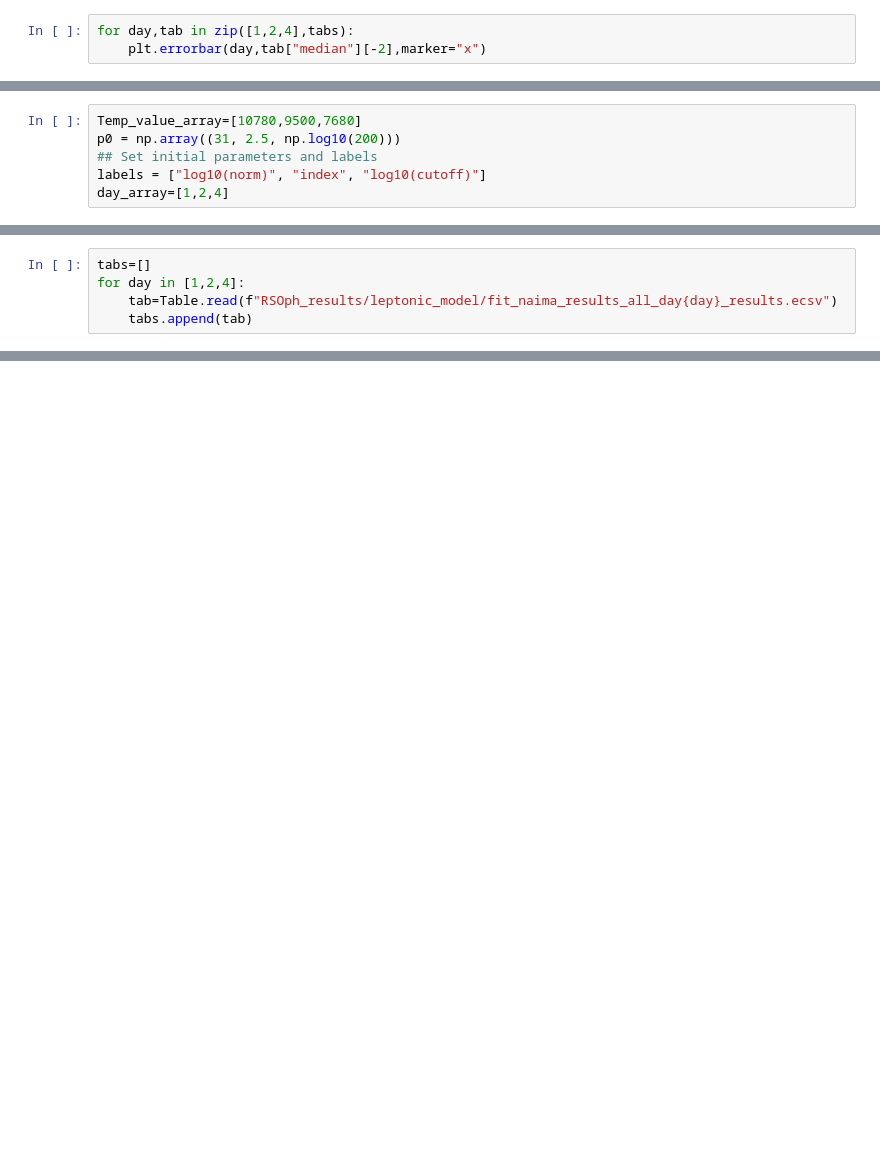
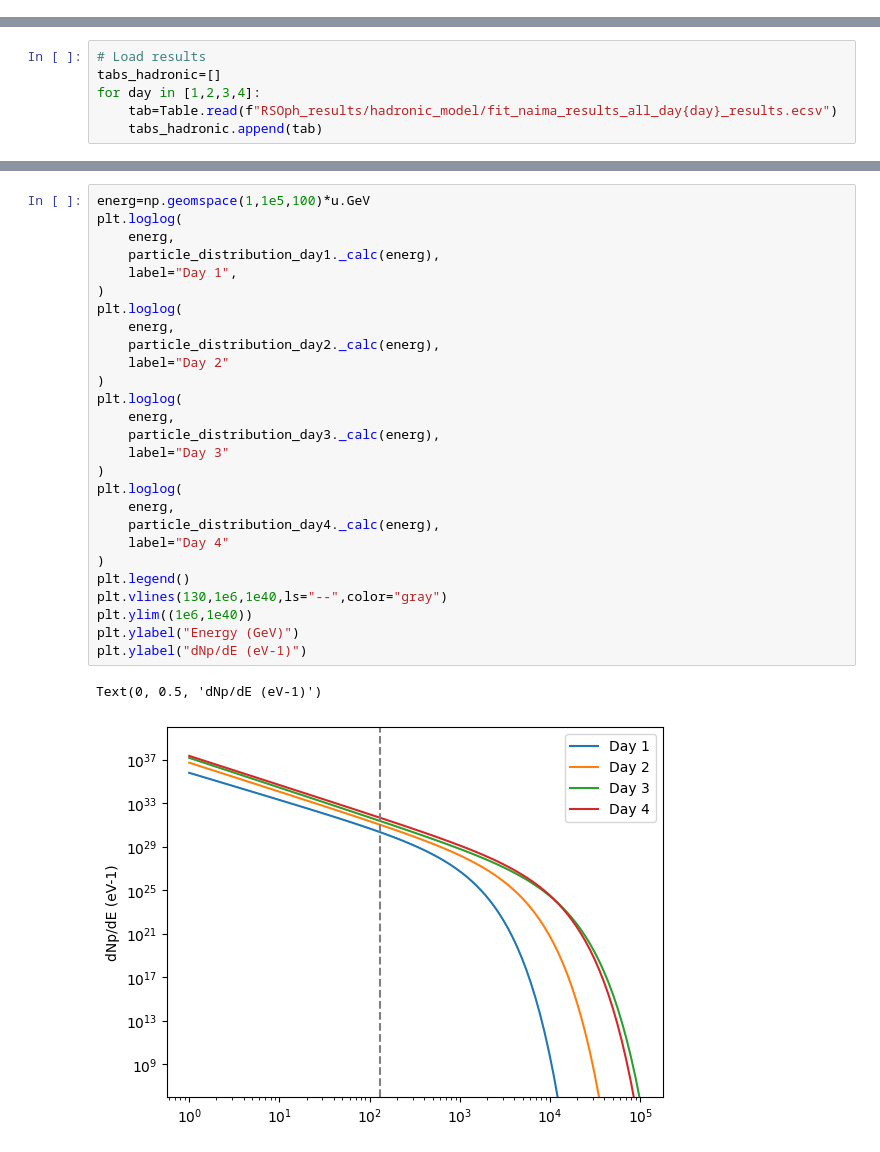
Before and after one commit to aaguasca/naima_handson, a Jupyter notebook: scripts/fit_RSOph.ipynb, the cells around one changed output, grey strips where cells are left out. Saved outputs shown, nothing was run; the diff lists cells and outputs as text; blank space fills up the shorter version.

```diff
--- a/scripts/fit_RSOph.ipynb
+++ b/scripts/fit_RSOph.ipynb
@@ -163,3 +0,0 @@ for day,data,spec_model in zip([1,2,4],daily_data,[spec_model_day1,spec_model_da
-# %%
-for day,tab in zip([1,2,4],tabs):
-    plt.errorbar(day,tab["median"][-2],marker="x")
@@ -203,6 +0,0 @@ def lnprior(pars):
-# %%
-Temp_value_array=[10780,9500,7680]
-p0 = np.array((31, 2.5, np.log10(200)))
-## Set initial parameters and labels
-labels = ["log10(norm)", "index", "log10(cutoff)"]
-day_array=[1,2,4]
@@ -296,5 +0,0 @@ WARNING: plot_blob failed for Model output 1: cannot convert float NaN to intege
-# %%
-tabs=[]
-for day in [1,2,4]:
-    tab=Table.read(f"RSOph_results/leptonic_model/fit_naima_results_all_day{day}_results.ecsv")
-    tabs.append(tab)
@@ -369,0 +278,6 @@ for day,data,spec_model in zip([1,2,4],daily_data,[spec_model_day1,spec_model_da
+# %%
+# Load results
+tabs_hadronic=[]
+for day in [1,2,3,4]:
+    tab=Table.read(f"RSOph_results/hadronic_model/fit_naima_results_all_day{day}_results.ecsv")
+    tabs_hadronic.append(tab)
@@ -369,0 +477,30 @@ for day,data,spec_model in zip([1,2,4],daily_data,[spec_model_day1,spec_model_da
+# %%
+energ=np.geomspace(1,1e5,100)*u.GeV
+plt.loglog(
+    energ,
+    particle_distribution_day1._calc(energ),
+    label="Day 1",
+)
+plt.loglog(
+    energ,
+    particle_distribution_day2._calc(energ),
+    label="Day 2"
+)
+plt.loglog(
+    energ,
+    particle_distribution_day3._calc(energ),
+    label="Day 3"
+)
+plt.loglog(
+    energ,
+    particle_distribution_day4._calc(energ),
+    label="Day 4"
+)
+plt.legend()
+plt.vlines(130,1e6,1e40,ls="--",color="gray")
+plt.ylim((1e6,1e40))
+plt.ylabel("Energy (GeV)")
+plt.ylabel("dNp/dE (eV-1)")
+# %% [output]
+Text(0, 0.5, 'dNp/dE (eV-1)')
+[figure, added]
```
Also changed, not shown: parts of 60 cells of this notebook, 13 other files.
